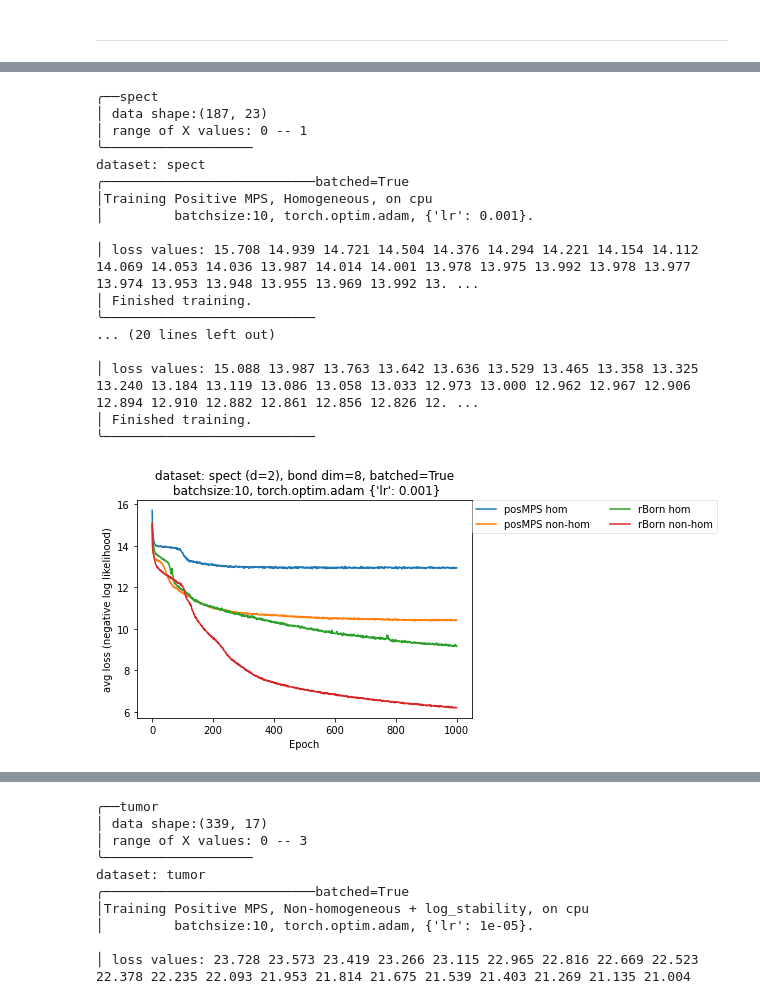
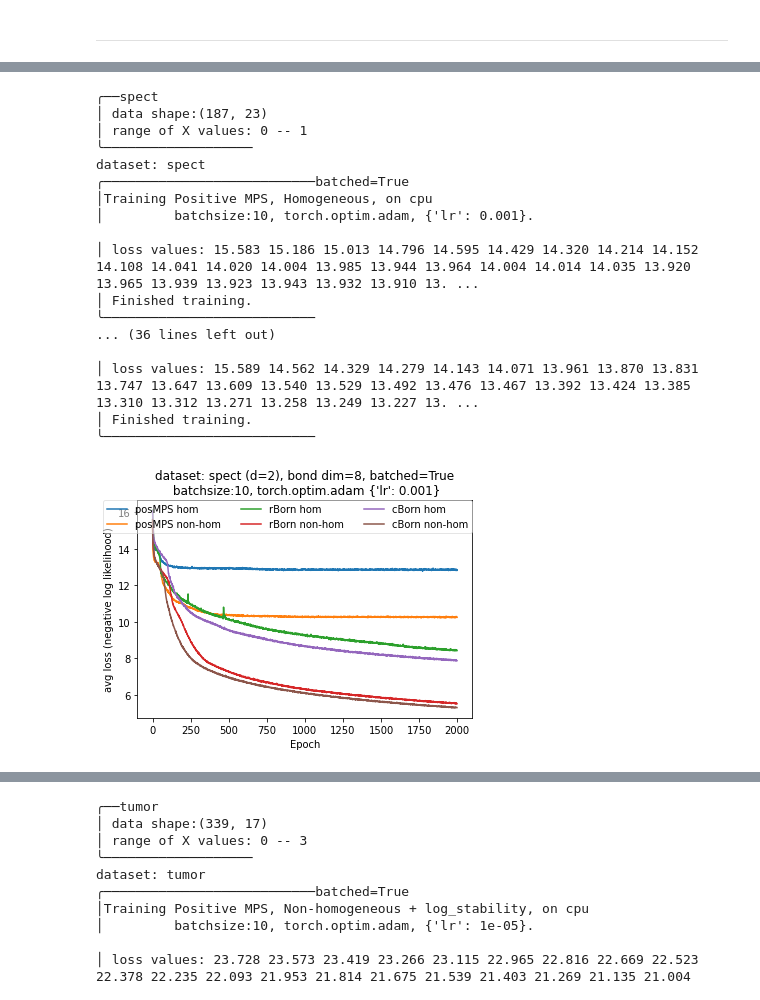
Before and after one commit to postylem/comparison-of-tensor-train-models, a Jupyter notebook: gradient_sandbox.ipynb, the cells around one changed output, grey strips where cells are left out. Saved outputs shown, nothing was run; the diff lists cells and outputs as text; code cells hidden in the pictures.

```diff
--- a/gradient_sandbox.ipynb
+++ b/gradient_sandbox.ipynb
@@ -249,41 +323,39 @@ dataset: spect
 # %%
 dataset = 'spect'
 X,d = load_dataset(dataset)
 D = 8
 
 wr = 'noisy' # choose either None, 'noisy', or 'random_angle' or 'gaussian_zeros'
 
 mps_s    = PosMPS(X, d, D,                     homogeneous=False, log_stability=True,   w_randomization=wr, gradient_clipping_threshold=1e8)
 mps_s_hom= PosMPS(X, d, D,                     homogeneous=True,  log_stability=True,   w_randomization=wr, gradient_clipping_threshold=1e8)
 rBorn_s    = Born(X, d, D, dtype=torch.float,  homogeneous=False, log_stability=True,   w_randomization=wr, gradient_clipping_threshold=1e8)
 rBorn_s_hom= Born(X, d, D, dtype=torch.float,  homogeneous=True,  log_stability=True,   w_randomization=wr, gradient_clipping_threshold=1e8)
 cBorn_s    = Born(X, d, D, dtype=torch.cfloat, homogeneous=False, log_stability=True,   w_randomization=wr, gradient_clipping_threshold=1e8)
 cBorn_s_hom= Born(X, d, D, dtype=torch.cfloat, homogeneous=True,  log_stability=True,   w_randomization=wr, gradient_clipping_threshold=1e8)
 
 lossvals8 = train_models(
-    [mps_s_hom, mps_s, rBorn_s_hom, rBorn_s
-    cBorn_s_hom, cBorn_s
-    ],
-    clamp_at=None, batchsize=10, max_epochs=1000, batched=True, ncol=2, optimizer=torch.optim.Adam, lr=1e-3)
+    [mps_s_hom, mps_s, rBorn_s_hom, rBorn_s, cBorn_s_hom, cBorn_s],
+    clamp_at=None, batchsize=10, max_epochs=2000, batched=True, ncol=3, optimizer=torch.optim.Adam, lr=1e-3)
 # %% [output]
 ╭──spect
 │ data shape:(187, 23)
 │ range of X values: 0 -- 1
 ╰───────────────────
 dataset: spect
 ╭───────────────────────────batched=True
 │Training Positive MPS, Homogeneous, on cpu
 │         batchsize:10, torch.optim.adam, {'lr': 0.001}.
 
-│ loss values: 15.708 14.939 14.721 14.504 14.376 14.294 14.221 14.154 14.112 14.069 14.053 14.036 13.987 14.014 14.001 13.978 13.975 13.992 13.978 13.977 13.974 13.953 13.948 13.955 13.969 13.992 13. ...
+│ loss values: 15.583 15.186 15.013 14.796 14.595 14.429 14.320 14.214 14.152 14.108 14.041 14.020 14.004 13.985 13.944 13.964 14.004 14.014 14.035 13.920 13.965 13.939 13.923 13.943 13.932 13.910 13. ...
 │ Finished training.
 ╰───────────────────────────
-... (20 lines left out)
+... (36 lines left out)
 
-│ loss values: 15.088 13.987 13.763 13.642 13.636 13.529 13.465 13.358 13.325 13.240 13.184 13.119 13.086 13.058 13.033 12.973 13.000 12.962 12.967 12.906 12.894 12.910 12.882 12.861 12.856 12.826 12. ...
+│ loss values: 15.589 14.562 14.329 14.279 14.143 14.071 13.961 13.870 13.831 13.747 13.647 13.609 13.540 13.529 13.492 13.476 13.467 13.392 13.424 13.385 13.310 13.312 13.271 13.258 13.249 13.227 13. ...
 │ Finished training.
 ╰───────────────────────────
-[figure, old version]
+[figure, new version]
 # %%
 dataset = 'spect'
 X,d = load_dataset(dataset)
```
Also changed, not shown: parts of 23 cells of this notebook.
